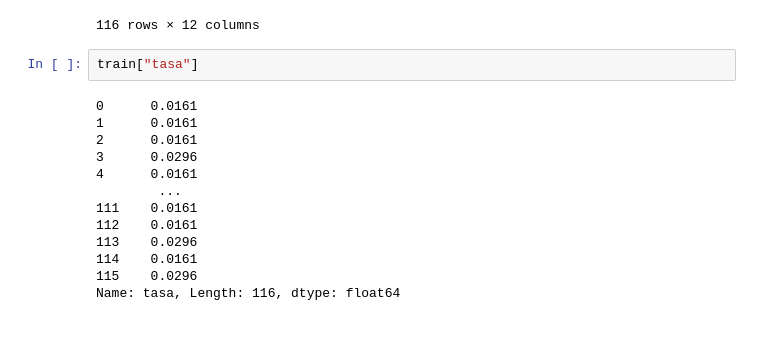
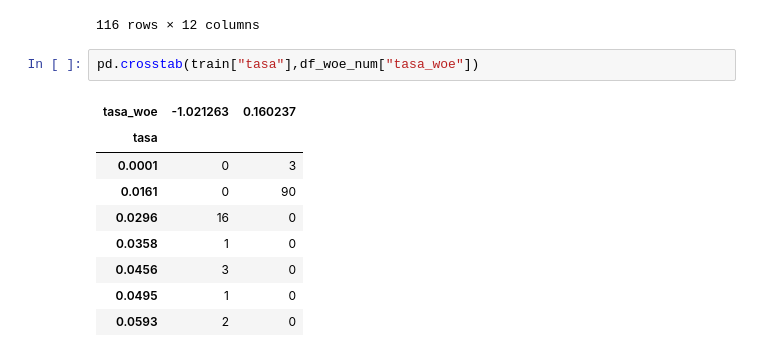
Before and after one commit to wicalo/ProyectoAna, a Jupyter notebook: Codigo/RegresionLogistica.ipynb, the cells around one changed output. Saved outputs shown, nothing was run; the diff lists cells and outputs as text.

```diff
--- a/Codigo/RegresionLogistica.ipynb
+++ b/Codigo/RegresionLogistica.ipynb
@@ -659,18 +663,15 @@ df_woe_num
 | 114 | -0.009662 | 0.112035 | 0.324540 | -0.070287 | -0.520488 | ... |
 | 115 | -0.386956 | -0.820592 | -1.065715 | -0.782852 | -0.127445 | ... |
 116 rows × 12 columns
-# %%
-train["tasa"]
-# %% [output]
-0      0.0161
-1      0.0161
-2      0.0161
-3      0.0296
-4      0.0161
-        ...
-111    0.0161
-112    0.0161
-113    0.0296
-114    0.0161
-115    0.0296
-Name: tasa, Length: 116, dtype: float64
+# %%
+pd.crosstab(train["tasa"],df_woe_num["tasa_woe"])
+# %% [output]
+| tasa_woe | -1.021263 | 0.160237 |
+| tasa |  |  |
+| 0.0001 | 0 | 3 |
+| 0.0161 | 0 | 90 |
+| 0.0296 | 16 | 0 |
+| 0.0358 | 1 | 0 |
+| 0.0456 | 3 | 0 |
+| 0.0495 | 1 | 0 |
+| 0.0593 | 2 | 0 |
```
Also changed, not shown: parts of 6 cells of this notebook.
